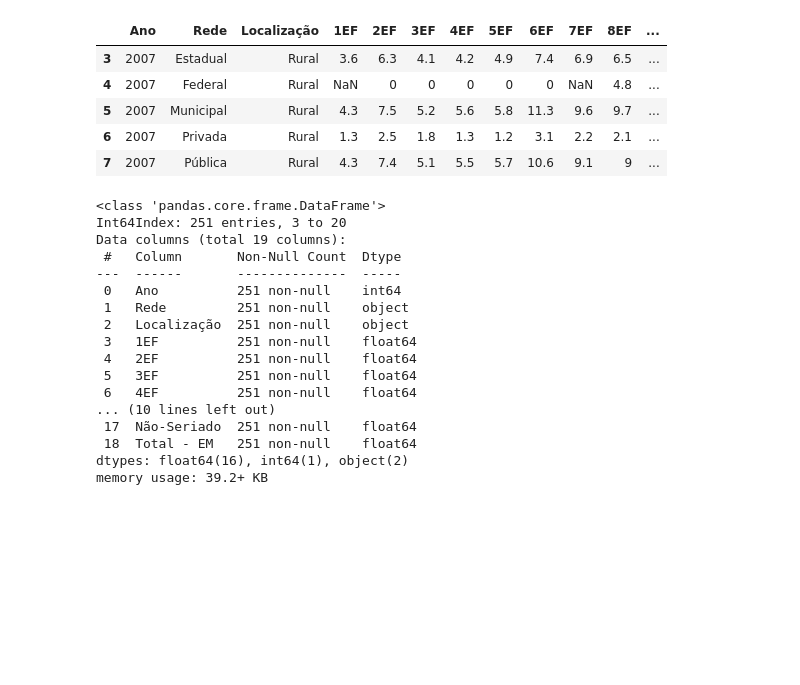
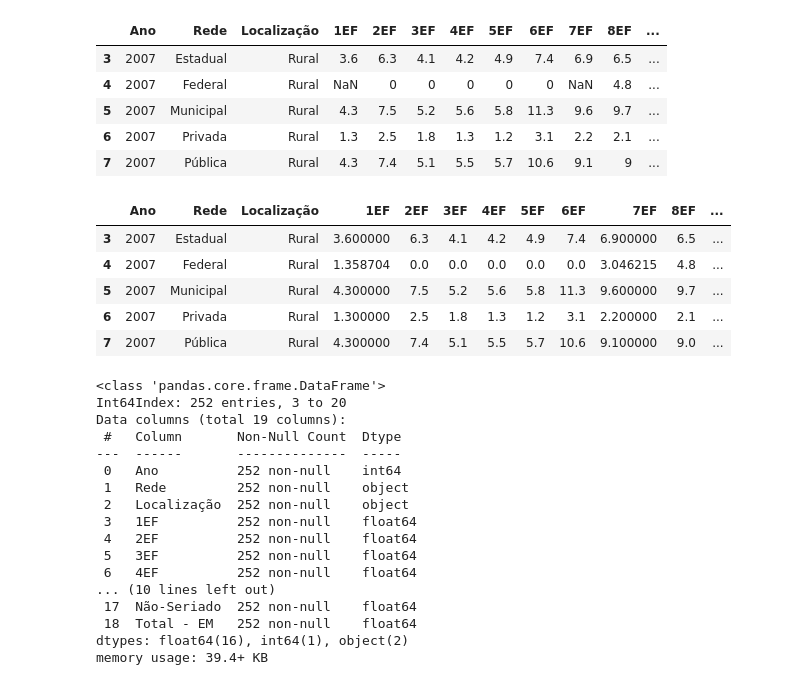
Before and after one commit to aianshay/covid-impacts-on-education, a Jupyter notebook: performance_data.ipynb, the cells around one changed output. Cells and saved outputs as stored; diff of their text form; code cells hidden in the pictures; blank space fills up the shorter version.

```diff
--- a/performance_data.ipynb
+++ b/performance_data.ipynb
@@ -448,9 +448,11 @@ final_performance_data.to_csv(path_or_buf='data/final_performance_data.csv', ind
 # %%
 """works for year <= 2010"""
 
-def create_performance_dataframe_updated_(year, skiprows=5):
-    df = pd.read_excel(f'data/tx_rend_brasil_regioes_ufs_{year}.xlsx', skiprows=skiprows)
-
+def create_performance_dataframe_updated_(year):
+    if(year == 2009):
+        df = pd.read_excel(f'data/tx_rend_brasil_regioes_ufs_{year}.xlsx', skiprows=6)
+    else:
+        df = pd.read_excel(f'data/tx_rend_brasil_regioes_ufs_{year}.xlsx',skiprows=5)
     #selecting columns
     df = df.drop(df.columns[4:40], axis=1)
     df = df.iloc[:,:22]
@@ -556,25 +538,34 @@ final_performance_school_dropout = final_performance_school_dropout.replace("--"
 cols_numeric = final_performance_school_dropout.columns[3:]
 final_performance_school_dropout[cols_numeric] = final_performance_school_dropout[cols_numeric].apply(pd.to_numeric)
 final_performance_school_dropout = final_performance_school_dropout.fillna(final_performance_school_dropout.mean())
+# %%
+final_performance_school_dropout.head()
+# %% [output]
+|  | Ano | Rede | Localização | 1EF | 2EF | 3EF | 4EF | 5EF | 6EF | 7EF | 8EF | ... |
+| 3 | 2007 | Estadual | Rural | 3.600000 | 6.3 | 4.1 | 4.2 | 4.9 | 7.4 | 6.900000 | 6.5 | ... |
+| 4 | 2007 | Federal | Rural | 1.358704 | 0.0 | 0.0 | 0.0 | 0.0 | 0.0 | 3.046215 | 4.8 | ... |
+| 5 | 2007 | Municipal | Rural | 4.300000 | 7.5 | 5.2 | 5.6 | 5.8 | 11.3 | 9.600000 | 9.7 | ... |
+| 6 | 2007 | Privada | Rural | 1.300000 | 2.5 | 1.8 | 1.3 | 1.2 | 3.1 | 2.200000 | 2.1 | ... |
+| 7 | 2007 | Pública | Rural | 4.300000 | 7.4 | 5.1 | 5.5 | 5.7 | 10.6 | 9.100000 | 9.0 | ... |
 # %%
 final_performance_school_dropout.info()
 # %% [output]
 <class 'pandas.core.frame.DataFrame'>
-Int64Index: 251 entries, 3 to 20
+Int64Index: 252 entries, 3 to 20
 Data columns (total 19 columns):
  #   Column       Non-Null Count  Dtype
 ---  ------       --------------  -----
- 0   Ano          251 non-null    int64
- 1   Rede         251 non-null    object
- 2   Localização  251 non-null    object
- 3   1EF          251 non-null    float64
- 4   2EF          251 non-null    float64
- 5   3EF          251 non-null    float64
- 6   4EF          251 non-null    float64
+ 0   Ano          252 non-null    int64
+ 1   Rede         252 non-null    object
+ 2   Localização  252 non-null    object
+ 3   1EF          252 non-null    float64
+ 4   2EF          252 non-null    float64
+ 5   3EF          252 non-null    float64
+ 6   4EF          252 non-null    float64
 ... (10 lines left out)
- 17  Não-Seriado  251 non-null    float64
- 18  Total - EM   251 non-null    float64
+ 17  Não-Seriado  252 non-null    float64
+ 18  Total - EM   252 non-null    float64
 dtypes: float64(16), int64(1), object(2)
-memory usage: 39.2+ KB
+memory usage: 39.4+ KB
 # %%
 final_performance_school_dropout.to_csv(path_or_buf='data/final_performance_school_dropout.csv', index=False)
```
Also changed, not shown: parts of 1 cell of this notebook, 4 other files.
